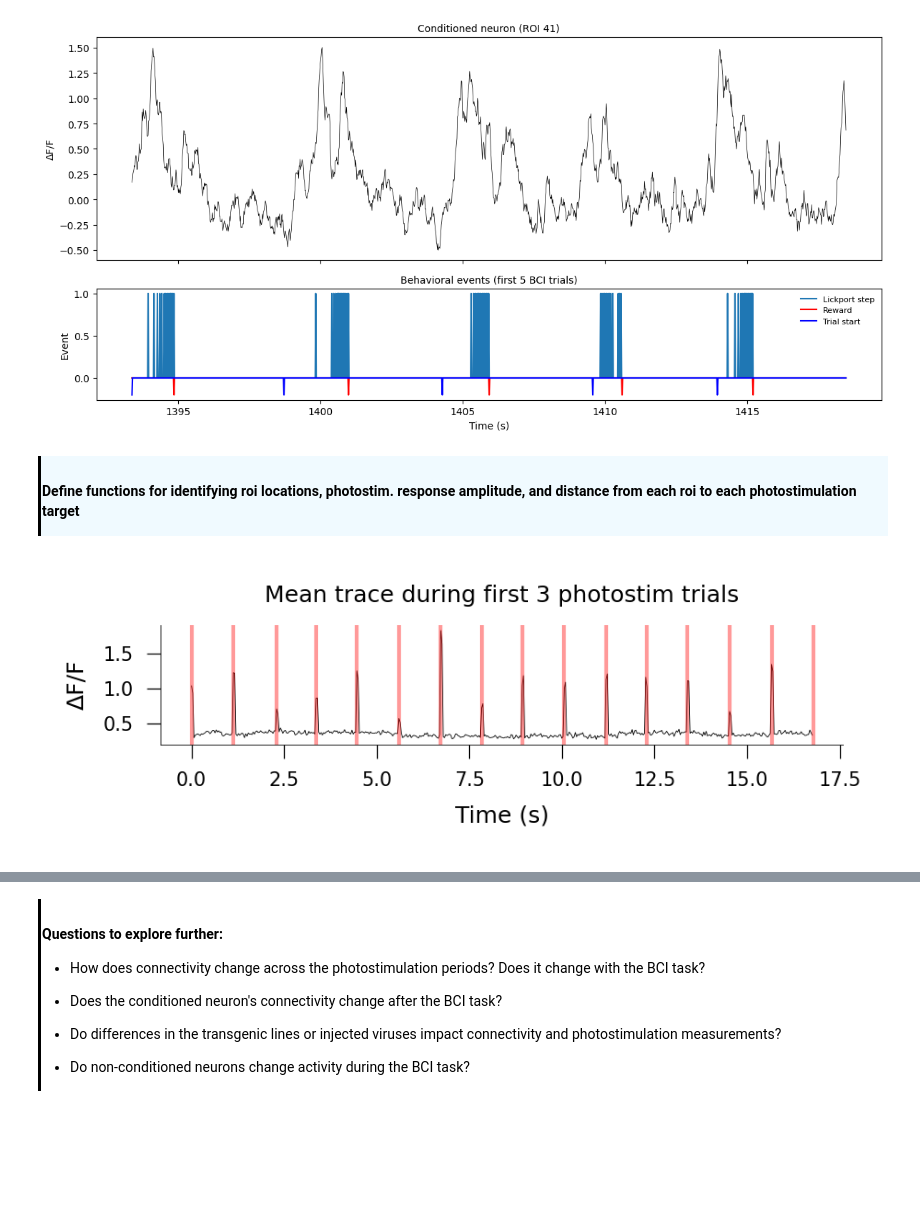
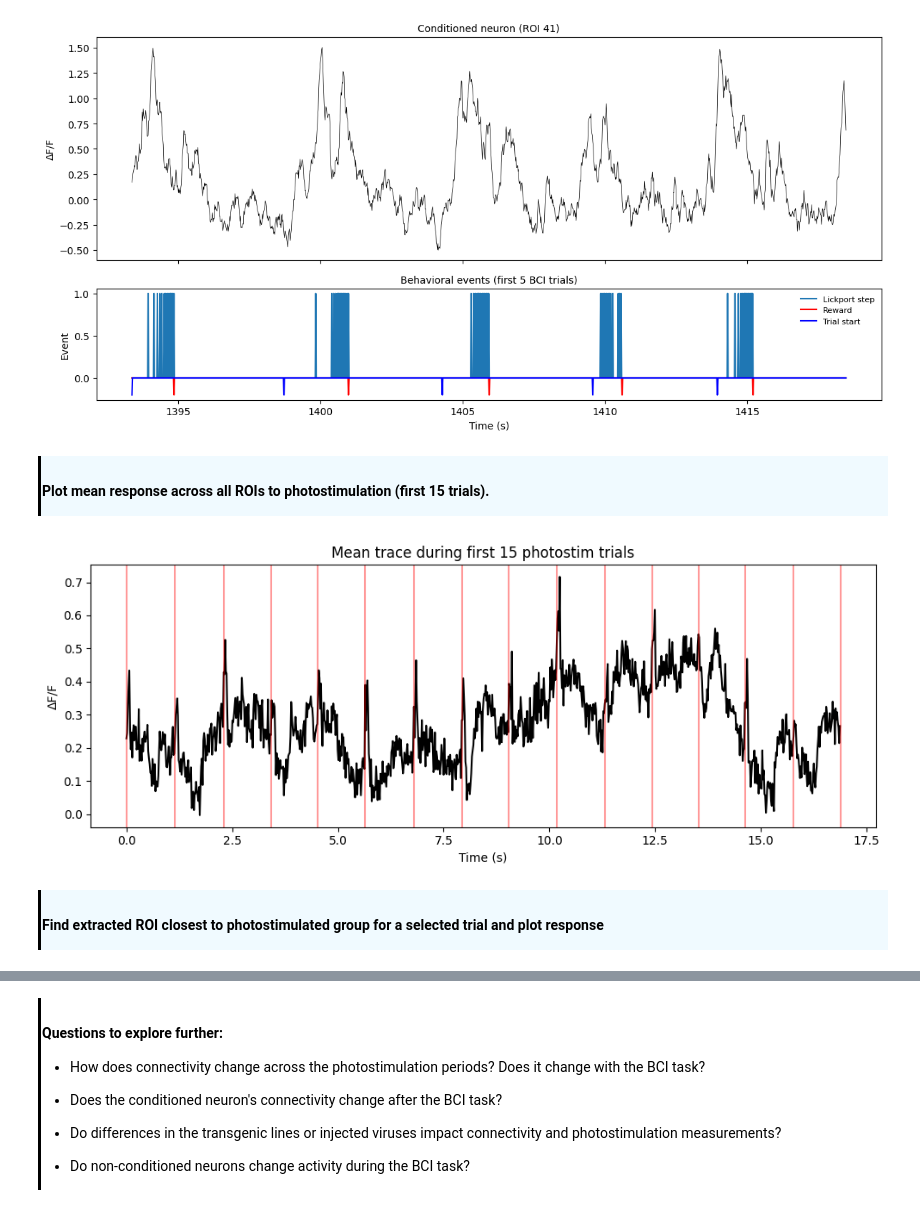
Before and after one commit to AllenNeuralDynamics/AIND-CNC-BCI-Workshop, a Jupyter notebook: code/demo.ipynb, the cells around one changed output, grey strips where cells are left out. Drawn from its saved outputs; the diff is of its cells as text; code cells hidden in the pictures; blank space fills up the shorter version.

```diff
--- a/code/load_data.ipynb
+++ b/code/demo.ipynb
@@ -587,7 +586,3 @@ plt.tight_layout()
 plt.show()
 # %% [output]
 [figure]
-# %% [markdown]
-<div style="border-left: 3px solid #000; padding: 1px; padding-left: 10px; background: #F0FAFF; ">
-
-#### Define functions for identifying roi locations, photostim. response amplitude, and distance from each roi to each photostimulation target
@@ -647,30 +589,38 @@ def compute_groupwise_stim_distance(centroidX, centroidY, photostim):
+# %% [markdown]
+<div style="border-left: 3px solid #000; padding: 1px; padding-left: 10px; background: #F0FAFF; ">
+
+#### Plot mean response across all ROIs to photostimulation (first 15 trials).
 # %%
-# Get first 3 photostim events
+# Get first 15 photostim events
 events = photostim[photostim.stim_name == 'photostim'].iloc[:16]
 stim_frames = events['start_frame'].values
 
 # Define time window: 2s before first stim to 3s after last
 start_f = max(0, stim_frames[0] - int(.2 * frame_rate))
 stop_f  = min(len(dff), stim_frames[-1] + int(0 * frame_rate))
 t = np.arange(start_f, stop_f) / frame_rate
 
 # Plot average trace during this window
-plt.figure(figsize=(3, 1))
+# plt.figure(figsize=(3, 1))
 trace = np.nanmean(dff[start_f:stop_f], axis=1)
-plt.plot(t, trace, 'k', linewidth=0.2)
+plt.plot(t, trace, 'k')
 
 # Overlay stim event markers
 for f in stim_frames:
     if start_f <= f <= stop_f:
-        plt.axvline(f / frame_rate, color='r', linestyle='-', alpha=0.4,linewidth=1)
+        plt.axvline(f / frame_rate, color='r', alpha=0.4)
 
 plt.xlabel('Time (s)')
 plt.ylabel('ΔF/F')
-plt.title('Mean trace during first 3 photostim trials')
+plt.title('Mean trace during first 15 photostim trials')
 plt.tight_layout()
 plt.show()
 # %% [output]
-[figure, old version]
+[figure, new version]
+# %% [markdown]
+<div style="border-left: 3px solid #000; padding: 1px; padding-left: 10px; background: #F0FAFF; ">
+
+#### Find extracted ROI closest to photostimulated group for a selected trial and plot response
 # %%
 trial_of_interest = 5
 # Compute ROI coordinates
```
Also changed, not shown: parts of 9 cells of this notebook, 6 other files.
